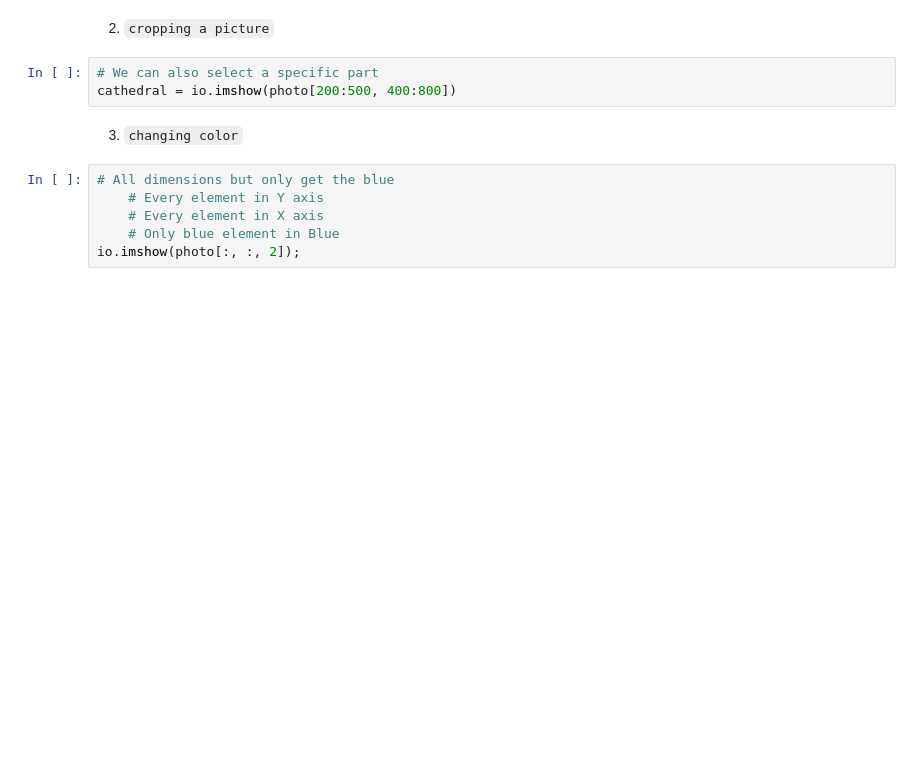
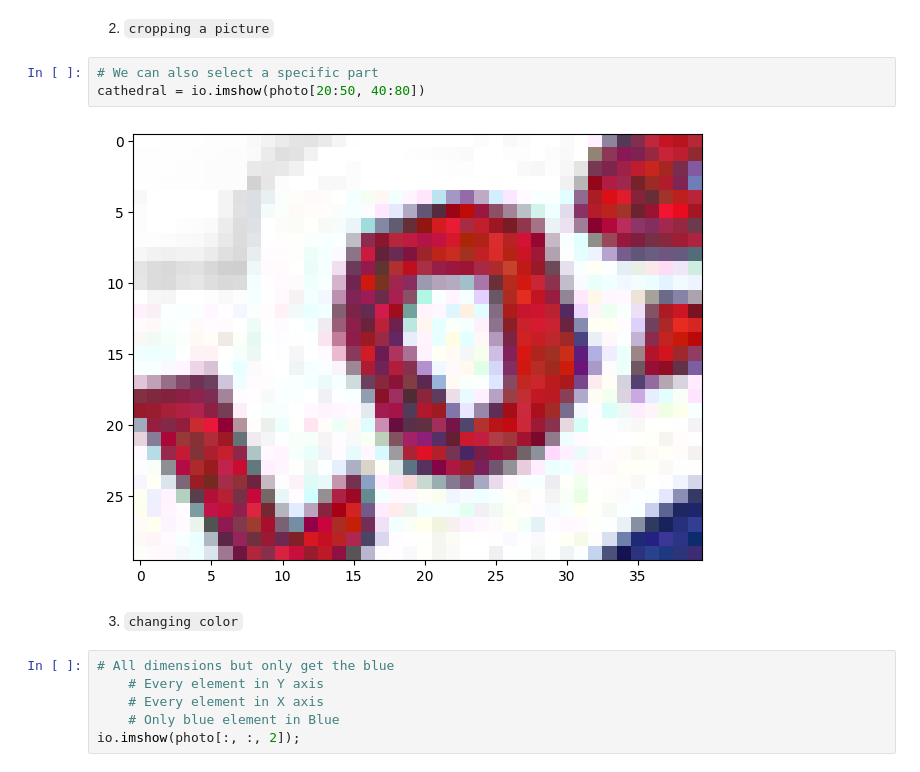
Before and after one commit to TonyVargas777/Data_Analytics, a Jupyter notebook: Semana_03/03_Numpy_esp.ipynb, the cells around one changed output. Saved outputs shown, nothing was run; the diff lists cells and outputs as text; blank space fills up the shorter version.

```diff
--- a/Semana_03/03_Numpy_esp.ipynb
+++ b/Semana_03/03_Numpy_esp.ipynb
@@ -1010,7 +1218,9 @@ reversed_pic = io.imshow(photo[::-1])
 2. `cropping a picture`
 # %%
 # We can also select a specific part
-cathedral = io.imshow(photo[200:500, 400:800])
+cathedral = io.imshow(photo[20:50, 40:80])
+# %% [output]
+[figure, added]
 # %% [markdown]
 3. `changing color`
 # %%
```
Also changed, not shown: parts of 68 cells of this notebook, 1 other file.
